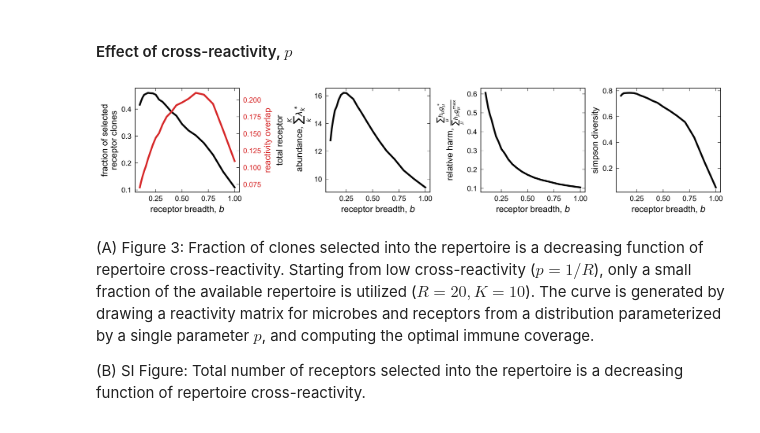
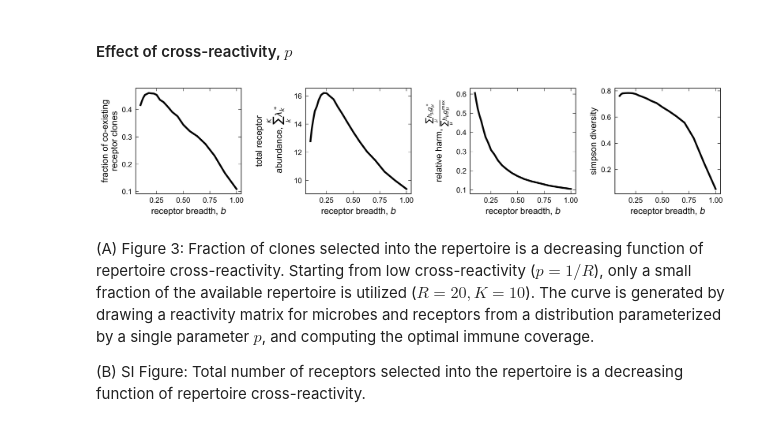
Before and after one commit to obinna-ukogu/gutimmune, a Jupyter notebook: explore-microbiome-genetic-structure.ipynb, the cells around one changed output. Saved outputs shown, nothing was run; the diff lists cells and outputs as text; code cells hidden in the pictures.

Commit message:
Updated figures.

```diff
--- a/explore-microbiome-genetic-structure.ipynb
+++ b/explore-microbiome-genetic-structure.ipynb
@@ -278,41 +278,41 @@ for i, p in enumerate(ps):
 # %%
 # Plot numerical values and analytic values verus beta
 fig, axs = plt.subplots(1, 4, dpi = 300, figsize=(12, 2.5), layout='constrained')
 
 axs[0].plot(ps, np.array(rec_num_opts)/k, color = 'k', **kwargs)
 # axs[0].plot([1.0,m], [1.0,m], 'k--')
-axs[0].set(ylabel='fraction of selected\nreceptor clones',xlabel=r'receptor breadth, $b$')
+axs[0].set(ylabel='fraction of co-existing\nreceptor clones',xlabel=r'receptor breadth, $b$')
 
-axtwin = axs[0].twinx()
-axtwin.tick_params(axis='y', labelcolor='tab:red')
-axtwin.set_xlabel(r'receptor breadth, $b$', fontsize = 12)
-axtwin.set_ylabel(r'reactivity overlap', fontsize = 12, color='tab:red')
-axtwin.minorticks_off()
-axtwin.tick_params(axis='both', which='major', labelsize=10)
-axtwin.xaxis.set_tick_params(labeltop=False)
+# axtwin = axs[0].twinx()
+# axtwin.tick_params(axis='y', labelcolor='tab:red')
+# axtwin.set_xlabel(r'receptor breadth, $b$', fontsize = 12)
+# axtwin.set_ylabel(r'reactivity overlap', fontsize = 12, color='tab:red')
+# axtwin.minorticks_off()
+# axtwin.tick_params(axis='both', which='major', labelsize=10)
+# axtwin.xaxis.set_tick_params(labeltop=False)
 
-axtwin.plot(ps, np.array(opt_sigma_std_list),color = 'tab:red', **kwargs)
+# axtwin.plot(ps, np.array(opt_sigma_std_list),color = 'tab:red', **kwargs)
 
 axs[1].plot(ps, lam_opts, color = 'k', **kwargs)
 axs[1].set(ylabel='total receptor\n abundance, '+r'$\sum_k^K \lambda_k^*$', xlabel=r'receptor breadth, $b$')
 # axs[1].semilogy()
 
 axs[2].plot(ps, (np.array(obj_opts) - 1/k*np.array(lam_opts))/m, color = 'k', **kwargs)
 axs[2].set(ylabel=r'relative harm, $\frac{\sum_\mu h_\mu g_\mu^*}{\sum_\mu h_\mu g_\mu^\text{max}}$', xlabel=r'receptor breadth, $b$')
 
 axs[3].plot(ps, simpson_index_list, color = 'k', **kwargs)
 axs[3].set(ylabel=r'simpson diversity', xlabel=r'receptor breadth, $b$')
 
 for j, ax in enumerate(axs.flat):
     # ax.semilogx()
     ax.xaxis.set_tick_params(labelbottom=True)
     ax.yaxis.set_tick_params(labelleft=True)
     ax.minorticks_off()
     ax.set_box_aspect(1)
 
 fig.savefig('_figs/fig3_many_receptors_cross_reactivity'+'.pdf', dpi=300, bbox_inches='tight')
 # %% [output]
-[figure, old version]
+[figure, new version]
 # %% [markdown]
 (A) Figure 3: Fraction of clones selected into the repertoire is a decreasing function of repertoire cross-reactivity. Starting from low cross-reactivity ($p = 1/R$), only a small fraction of the available repertoire is utilized ($R = 20, K = 10$). The curve is generated by drawing a reactivity matrix for microbes and receptors from a distribution parameterized by a single parameter $p$, and computing the optimal immune coverage.
 
```
Also changed, not shown: 38 other files.
